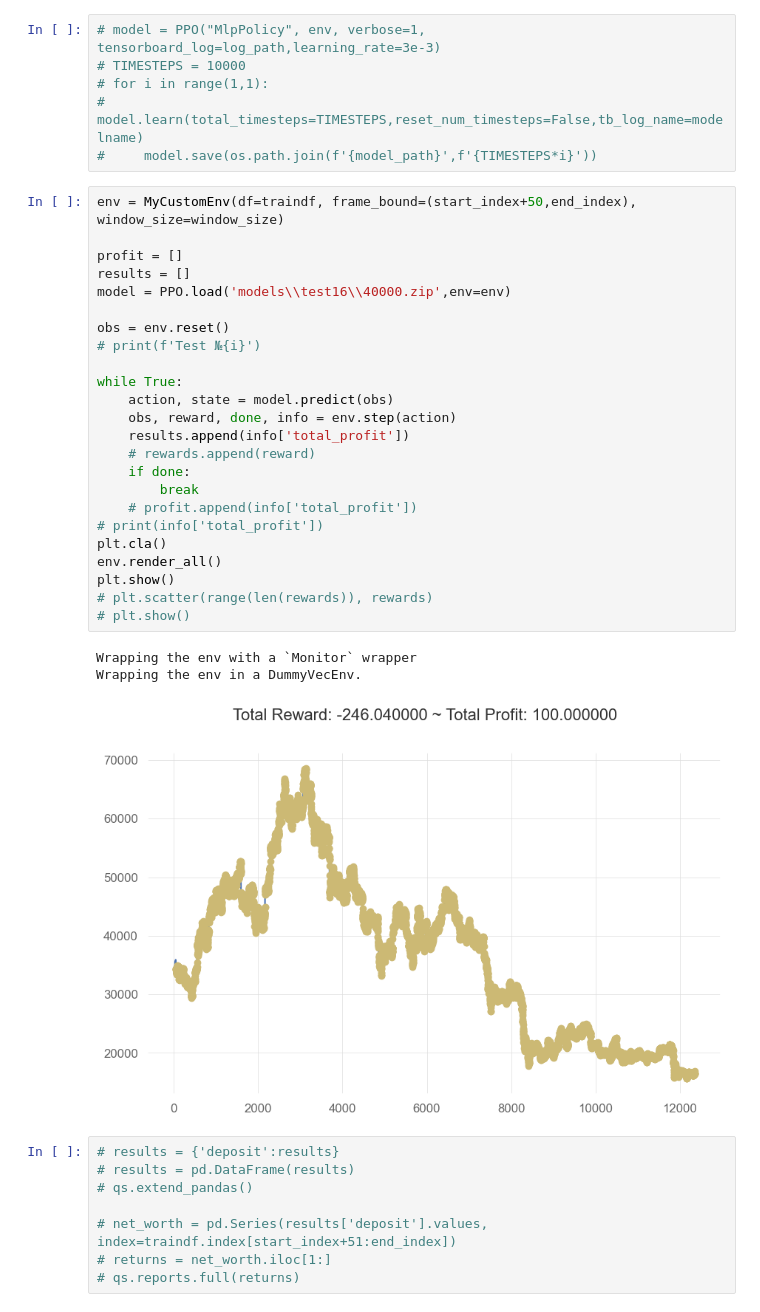
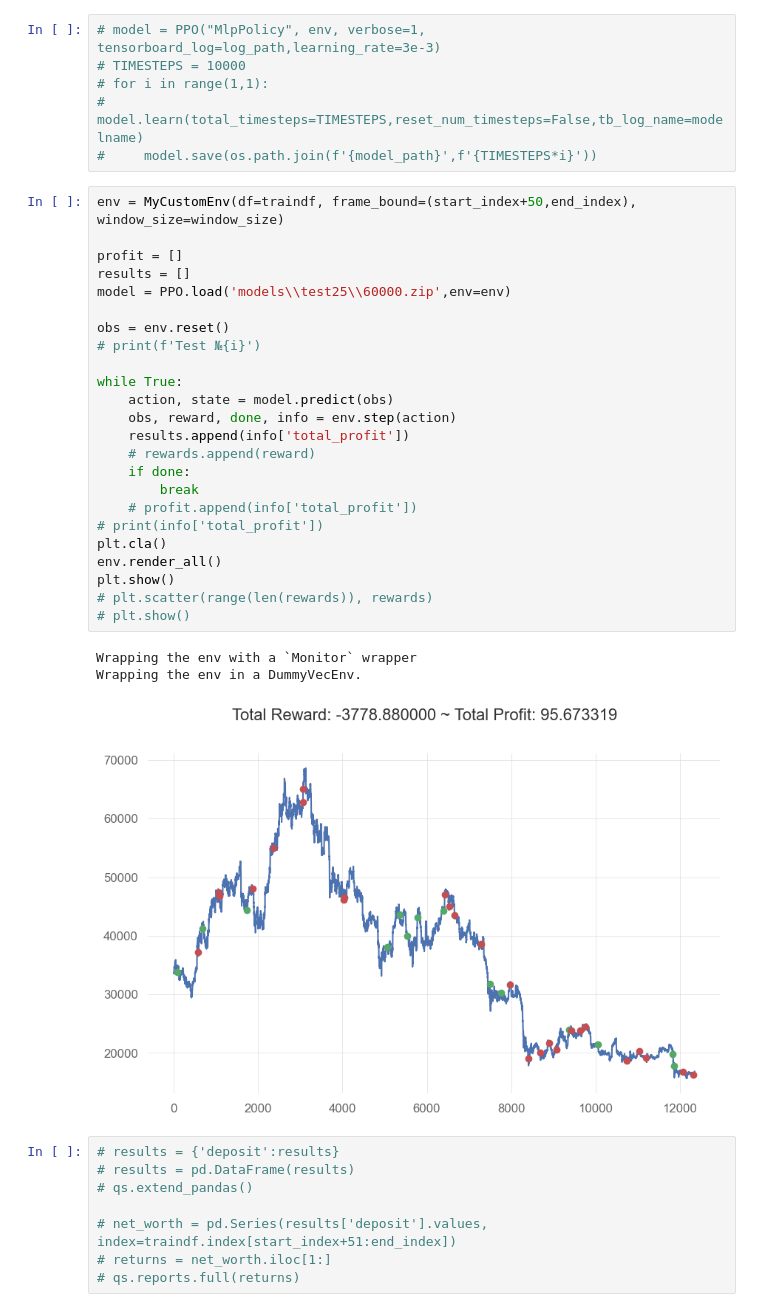
Before and after one commit to zizzs3228/trading, a Jupyter notebook: AIbot.ipynb, the cells around one changed output. Cells and saved outputs as stored; diff of their text form.

```diff
--- a/AIbot.ipynb
+++ b/AIbot.ipynb
@@ -158,31 +158,31 @@ Discrete(3)
 # %%
 env = MyCustomEnv(df=traindf, frame_bound=(start_index+50,end_index), window_size=window_size)
 
 profit = []
 results = []
-model = PPO.load('models\\test16\\40000.zip',env=env)
+model = PPO.load('models\\test25\\60000.zip',env=env)
 
 obs = env.reset()
 # print(f'Test №{i}')
 
 while True:
     action, state = model.predict(obs)
     obs, reward, done, info = env.step(action)
     results.append(info['total_profit'])
     # rewards.append(reward)
     if done:
         break
     # profit.append(info['total_profit'])
 # print(info['total_profit'])
 plt.cla()
 env.render_all()
 plt.show()
 # plt.scatter(range(len(rewards)), rewards)
 # plt.show()
 # %% [output]
 Wrapping the env with a `Monitor` wrapper
 Wrapping the env in a DummyVecEnv.
-[figure, old version]
+[figure, new version]
 # %%
 # results = {'deposit':results}
 # results = pd.DataFrame(results)
```
Also changed, not shown: 3 other files.
